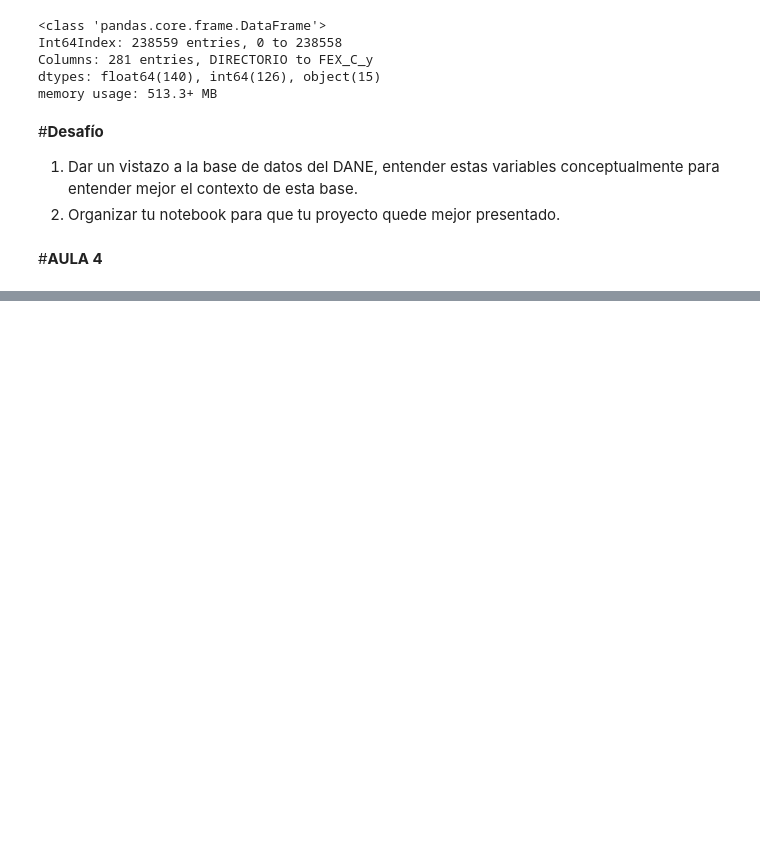
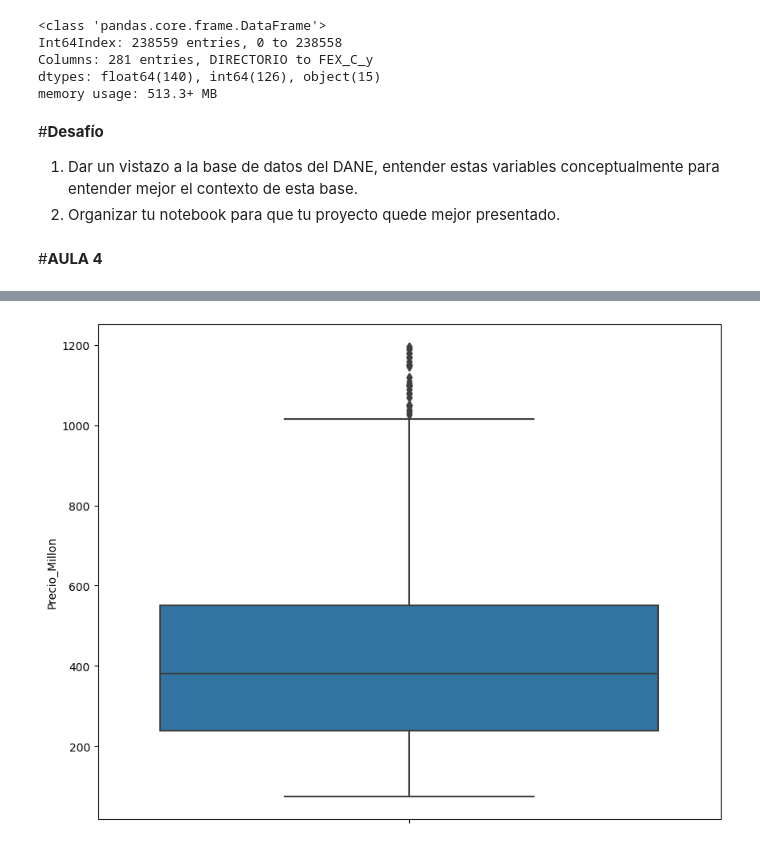
Before and after one commit to fernanp23/InmersionDeDatos, a Jupyter notebook: inmersion_de_datos.ipynb, the cells around one changed output, grey strips where cells are left out. Saved outputs shown, nothing was run; the diff lists cells and outputs as text; code cells hidden in the pictures; blank space fills up the shorter version.

```diff
--- a/inmersion_de_datos.ipynb
+++ b/inmersion_de_datos.ipynb
@@ -744,0 +1007,3 @@ memory usage: 513.3+ MB
+# %%
+datos_ml = datos_ml.query('Precio_Millon < 1200 & Precio_Millon > 60')
+datos_ml
@@ -744,0 +1024,6 @@ memory usage: 513.3+ MB
+# %%
+plt.figure(figsize=(10,8))
+sns.boxplot(data=datos_ml, y = 'Precio_Millon')
+plt.show()
+# %% [output]
+[figure, added]
```
Also changed, not shown: parts of 41 cells of this notebook.
